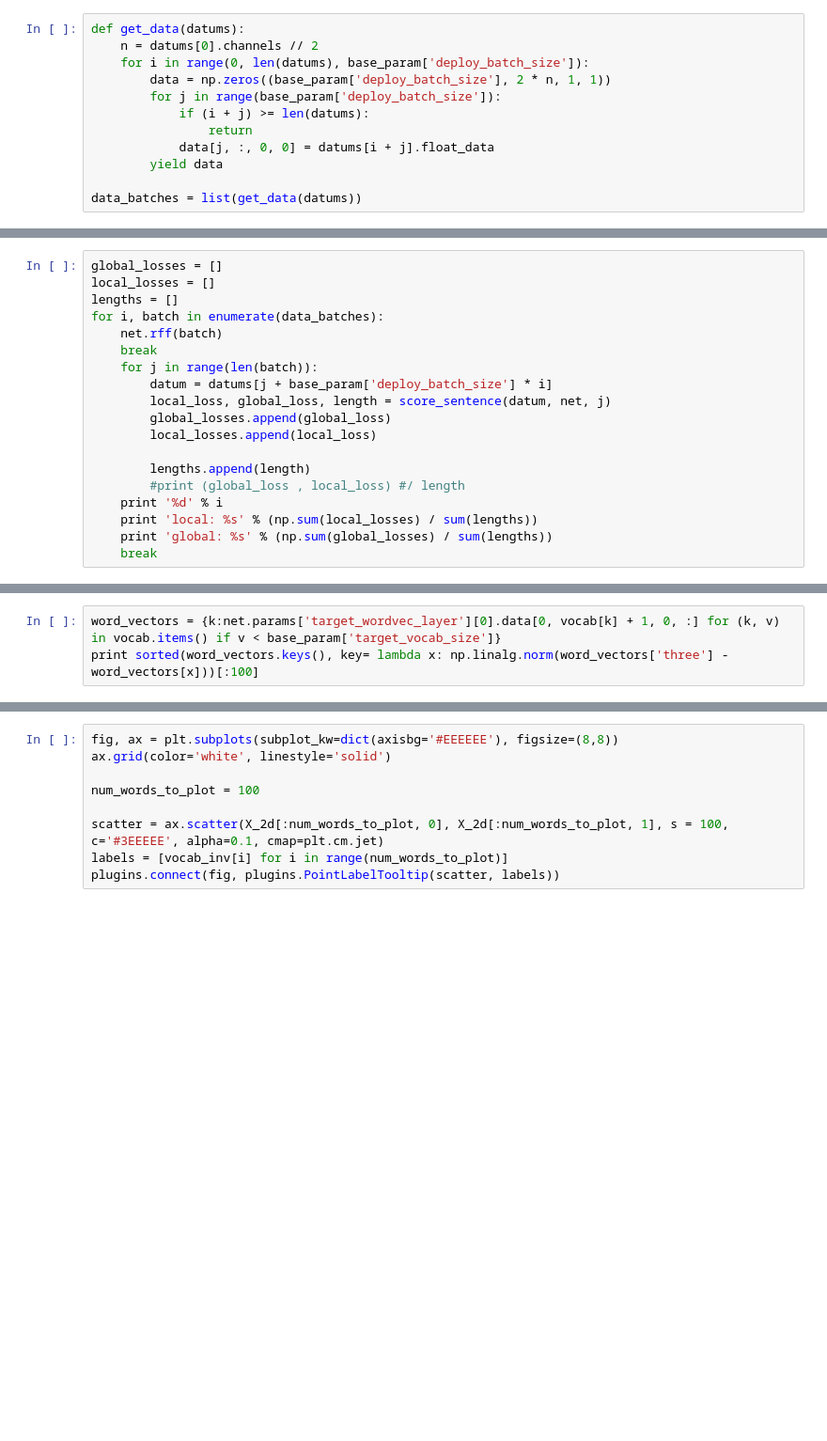
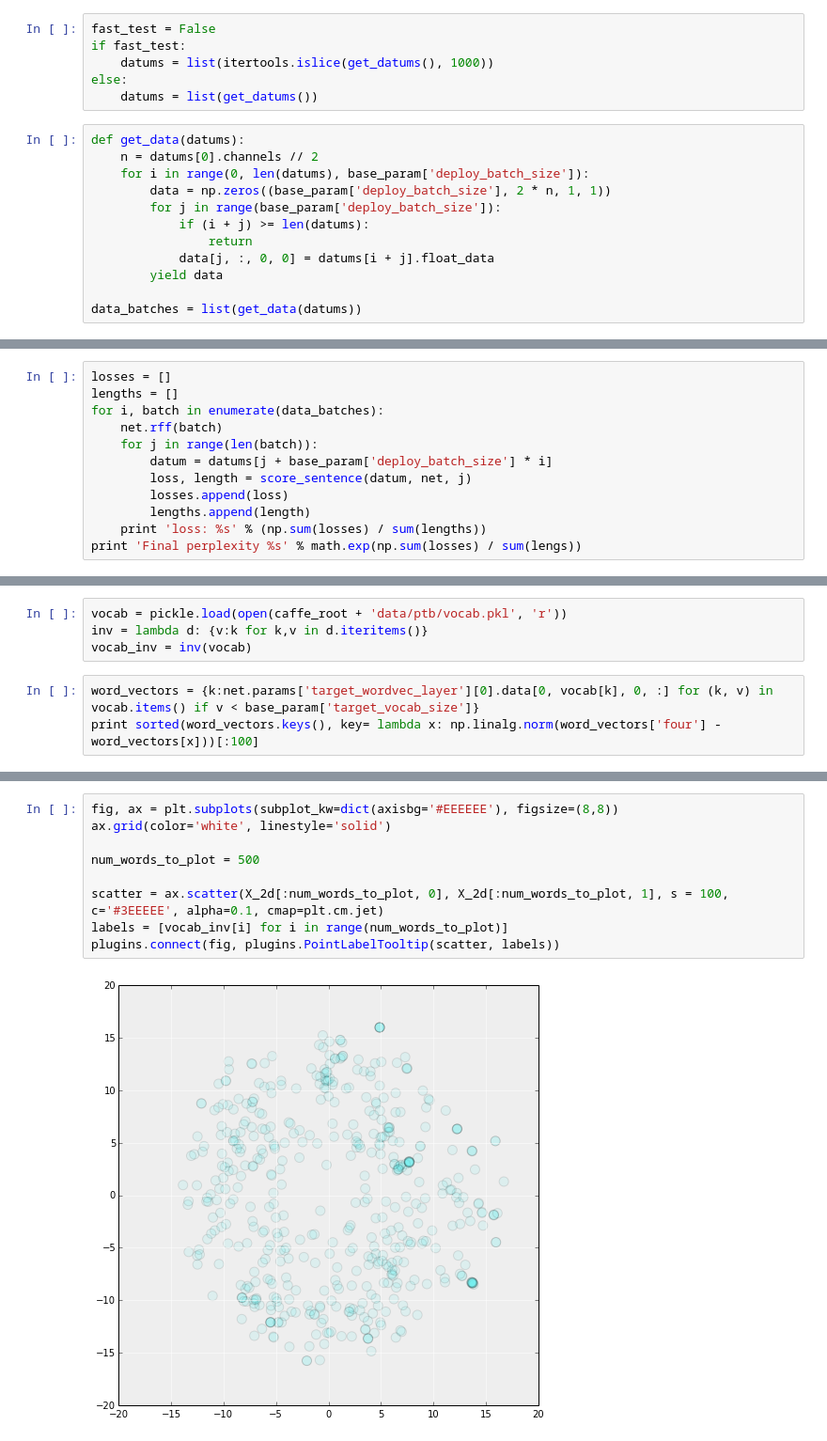
Before and after one commit to kenglish-pfi/nlpcaffe, a Jupyter notebook: examples/ptb/ptb_visualization.ipynb, the cells around one changed output, grey strips where cells are left out. Shown at 94% size. Drawn from its saved outputs; the diff is of its cells as text; blank space fills up the shorter version.

Commit message:
Updated ptb_visualization to the new create_ptb version.

```diff
--- a/examples/ptb/ptb_visualization.ipynb
+++ b/examples/ptb/ptb_visualization.ipynb
@@ -51,3 +45,9 @@ datums = list(get_datums())
+# %%
+fast_test = False
+if fast_test:
+    datums = list(itertools.islice(get_datums(), 1000))
+else:
+    datums = list(get_datums())
 # %%
 def get_data(datums):
     n = datums[0].channels // 2
@@ -84,19 +76,12 @@ def score_sentence(datum, net, net_id):
 # %%
-global_losses = []
-local_losses = []
+losses = []
 lengths = []
 for i, batch in enumerate(data_batches):
     net.rff(batch)
-    break
     for j in range(len(batch)):
         datum = datums[j + base_param['deploy_batch_size'] * i]
-        local_loss, global_loss, length = score_sentence(datum, net, j)
-        global_losses.append(global_loss)
-        local_losses.append(local_loss)
-
+        loss, length = score_sentence(datum, net, j)
+        losses.append(loss)
         lengths.append(length)
-        #print (global_loss , local_loss) #/ length
-    print '%d' % i
-    print 'local: %s' % (np.sum(local_losses) / sum(lengths))
-    print 'global: %s' % (np.sum(global_losses) / sum(lengths))
-    break
+    print 'loss: %s' % (np.sum(losses) / sum(lengths))
+print 'Final perplexity %s' % math.exp(np.sum(losses) / sum(lengs))
@@ -111,4 +101,8 @@ KeyError: 'target_wordvec_layer'
+# %%
+vocab = pickle.load(open(caffe_root + 'data/ptb/vocab.pkl', 'r'))
+inv = lambda d: {v:k for k,v in d.iteritems()}
+vocab_inv = inv(vocab)
 # %%
-word_vectors = {k:net.params['target_wordvec_layer'][0].data[0, vocab[k] + 1, 0, :] for (k, v) in vocab.items() if v < base_param['target_vocab_size']}
-print sorted(word_vectors.keys(), key= lambda x: np.linalg.norm(word_vectors['three'] - word_vectors[x]))[:100]
+word_vectors = {k:net.params['target_wordvec_layer'][0].data[0, vocab[k], 0, :] for (k, v) in vocab.items() if v < base_param['target_vocab_size']}
+print sorted(word_vectors.keys(), key= lambda x: np.linalg.norm(word_vectors['four'] - word_vectors[x]))[:100]
 # %% [output]
@@ -125,9 +116,11 @@ KeyboardInterrupt:
 # %%
 fig, ax = plt.subplots(subplot_kw=dict(axisbg='#EEEEEE'), figsize=(8,8))
 ax.grid(color='white', linestyle='solid')
 
-num_words_to_plot = 100
+num_words_to_plot = 500
 
 scatter = ax.scatter(X_2d[:num_words_to_plot, 0], X_2d[:num_words_to_plot, 1], s = 100, c='#3EEEEE', alpha=0.1, cmap=plt.cm.jet)
 labels = [vocab_inv[i] for i in range(num_words_to_plot)]
 plugins.connect(fig, plugins.PointLabelTooltip(scatter, labels))
+# %% [output]
+[figure, added]
```
Also changed, not shown: parts of 11 cells of this notebook.
